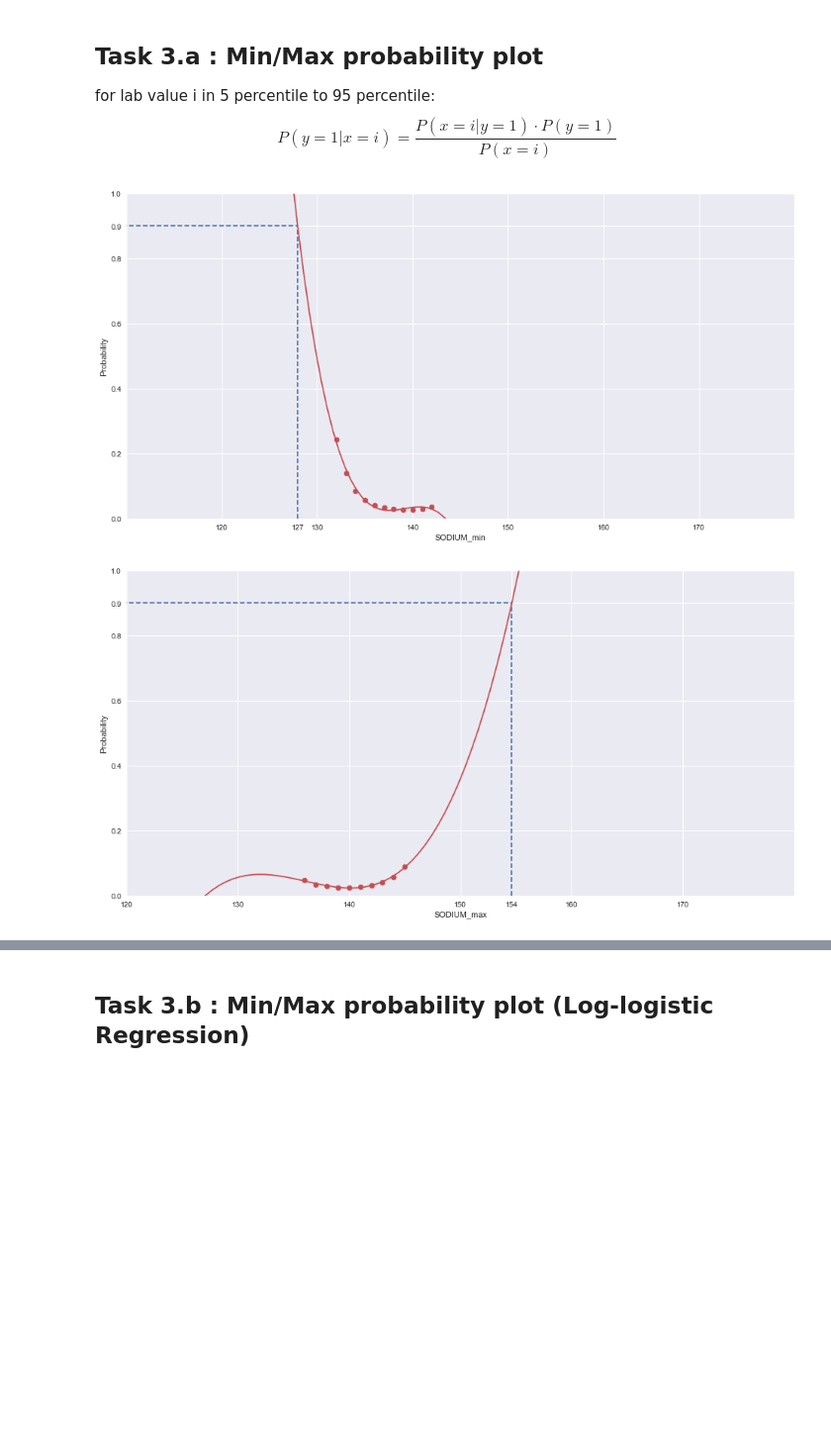
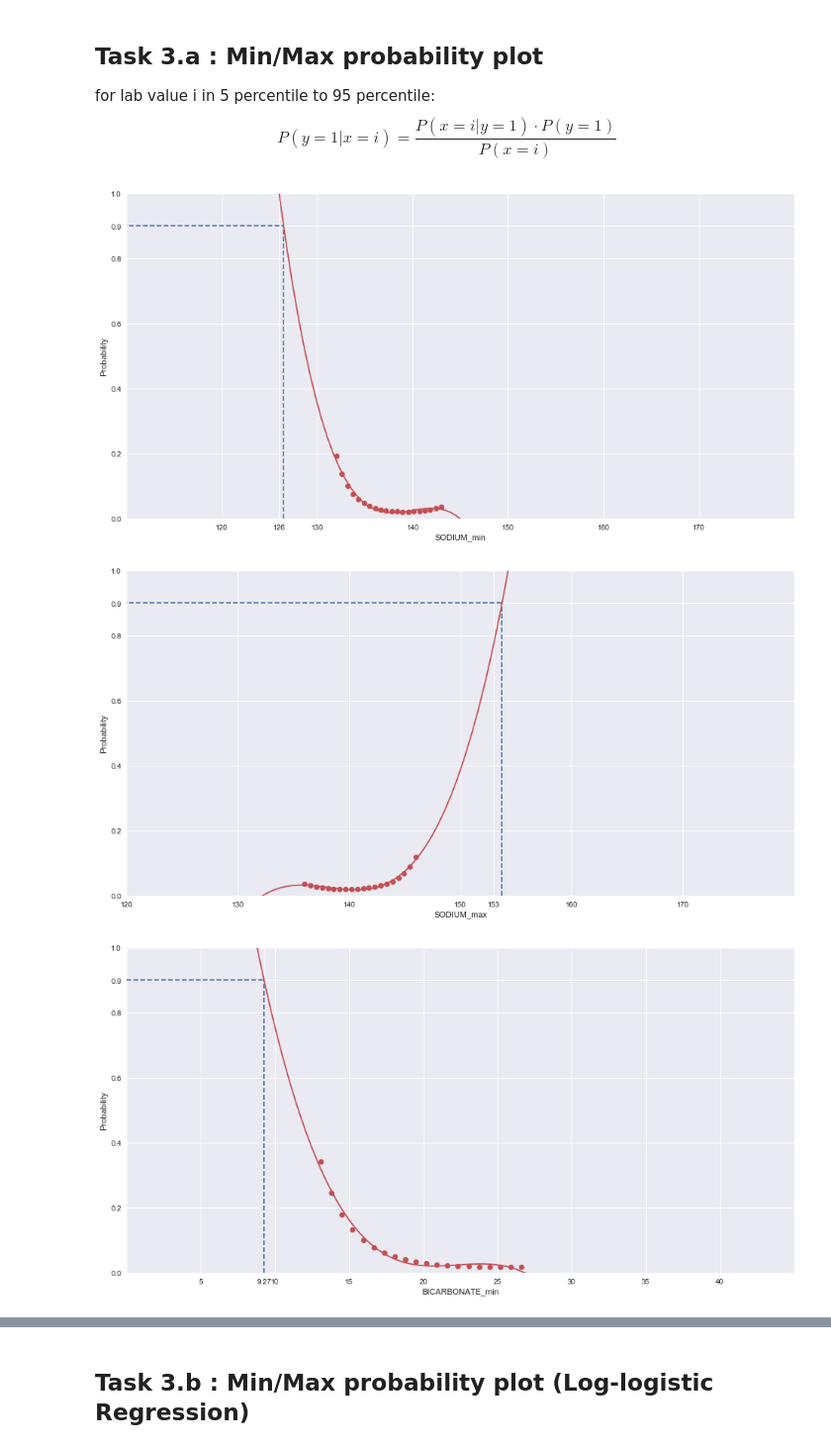
Before and after one commit to DuHao10086/ICPLM2017, a Jupyter notebook: Experiment.ipynb, the cells around one changed output, grey strips where cells are left out. Shown at 99% size. Saved outputs shown, nothing was run; the diff lists cells and outputs as text; code cells hidden in the pictures; blank space fills up the shorter version.

Commit message:
Add other labs
Exclude tests with no data or too few data points

```diff
--- a/Experiment.ipynb
+++ b/Experiment.ipynb
@@ -136,6 +168,7 @@ Number of teenage patients in ICU with SODIUM readings: 759
 # %%
-print("Number of teenage patients in ICU with SODIUM readings within 24 hrs: {0}".format(
-                            data.loc[data['included'], ['Research.ID', 'age', location,
-                            'Collected', 'SODIUM','SODIUM_max', 'SODIUM_min', 'included']].dropna()['Research.ID'].unique().shape[0]))
+for lab in total_labs:
+    print("Number of teenage patients in ICU with " + lab + " readings within 24 hrs: {0}".format(
+                                data.loc[data['included'], ['Research.ID', 'age', location,
+                                'Collected', lab, lab+"_max", lab+"_min", 'included']].dropna()['Research.ID'].unique().shape[0]))
 # %% [output]
 Number of teenage patients in ICU with SODIUM readings within 24 hrs: 740
@@ -144,5 +183,5 @@ data.to_pickle("./data4.pkl")
 # %%
-data = pd.read_pickle("./data4.pkl")
+data = pd.read_pickle("./data5.pkl")
 # %% [markdown]
 ## Task 2: Distribution and patient in ICU ratio plot
 
@@ -151,7 +190,7 @@ Use lab value = "SODIUM" as an example here.
 * Plot distribution histogram of lab value
 * In each bar of the histogram, plot the ratio of patients in ICU with lab values in this range ( ICU subjects / total subjects with in this value range). Note: ICU ratio is only plotted when number of patients > 10 in case of outliers
 # %%
-lab_value = ["SODIUM"]
+lab_value = total_labs
 lab_minmax = []
 for i in lab_value:
     lab_minmax.extend([i+"_min", i+"_max"])
@@ -161,5 +200,5 @@ print(lab_minmax)
 # %%
-tenth, nintieth = np.percentile(data[lab_value].dropna(), [10, 90])
+tenth, nintieth = np.percentile(data[lab_value].dropna(), [5, 95])
 
 for lab in lab_minmax:
     fig, ax = plt.subplots()
@@ -216,12 +267,13 @@ for lab in lab_minmax:
     X = _group[lab].agg('max').as_matrix()
     y = _group['included'].agg('max').astype(int).as_matrix()
 
-    bins = np.arange(tenth, nintieth)
+    #bins = np.arange(tenth, nintieth)
+    bins = np.linspace(tenth, nintieth, 20)
     _x = []
     _y = []
 
-    p_y_1 = y.sum() / y.shape[0]
-    #p_y_1 = 763.0 / 25309.0
+    #p_y_1 = y.sum() / y.shape[0]
+    p_y_1 = 763.0 / 25309.0
     x_mean = np.mean(X)
     x_std = np.std(X)
     x_norm = scipy.stats.norm(x_mean, x_std)
@@ -235,7 +287,7 @@ for lab in lab_minmax:
     X_pos_mean = np.mean(X_pos)
     X_pos_std = np.std(X_pos)
     X_pos_norm = scipy.stats.norm(X_pos_mean, X_pos_std)
-
+    #print(bins)
     for i in bins:
         _p = (X_pos_norm.pdf(i) * p_y_1) / x_norm.pdf(i)
         #if _p > 1:
@@ -255,33 +307,43 @@ for lab in lab_minmax:
     #print(ax.lines[0].get_ydata())
     #p = np.poly1d(np.polyfit(x=_x, y=_y, deg=3))
     #ax.plot(p)
+    #print(_x)
+    #print(_y)
     p = P.fit(_x, _y, 3)
     roots = (p-.9).roots()
     for i in roots:
         if i.imag == 0: x_plot = i.real
     plt.plot((0, x_plot), (.9, .9), 'b-', linestyle='--')
     plt.plot((x_plot, x_plot), (0, .9), 'b-', linestyle='--')
+    #xp = np.linspace(tenth, _max, 100) if lab[-3:]=='max' else np.linspace(_min, nintieth, 100)
     xp = np.linspace(_min, _max, 100)
+    #print(_x)
+
     plt.plot(_x, _y, '.', xp, p(xp), '-', color='r')
     plt.ylim(0, 1)
     ax.set_xbound(lower=_min, upper=_max)
     #ax.set_ylim(1.0)
     ax.set_xlabel(lab)
     ax.set_ylabel("Probability")
 
     plt.draw()
     labels = [ i.get_text() for i in ax.get_xticklabels()]
     locs=list(ax.get_xticks())
     ylabels = [ i.get_text() for i in ax.get_yticklabels()]
     ylocs=list(ax.get_yticks())
-    labels.append(int(x_plot))
+    if lab[:6]=='SODIUM':
+        x_plot = int(x_plot)
+    else:
+        x_plot = round(x_plot, 2)
+    labels.append(x_plot)
     locs.append(x_plot)
     ylabels.append(0.9)
     ylocs.append(0.9)
     ax.set_xticklabels(labels)
     ax.set_xticks(locs)
     ax.set_yticklabels(ylabels)
     ax.set_yticks(ylocs)
 # %% [output]
-[figure, old version]
+[figure, new version]
-[figure, old version]
+[figure, new version]
+[figure, added]
```
Also changed, not shown: parts of 14 cells of this notebook.
